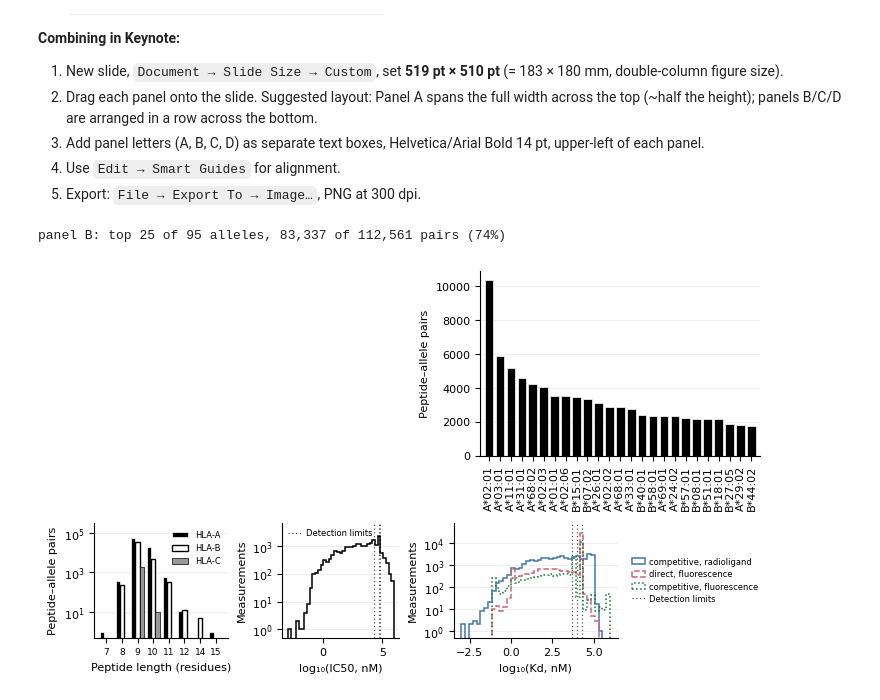
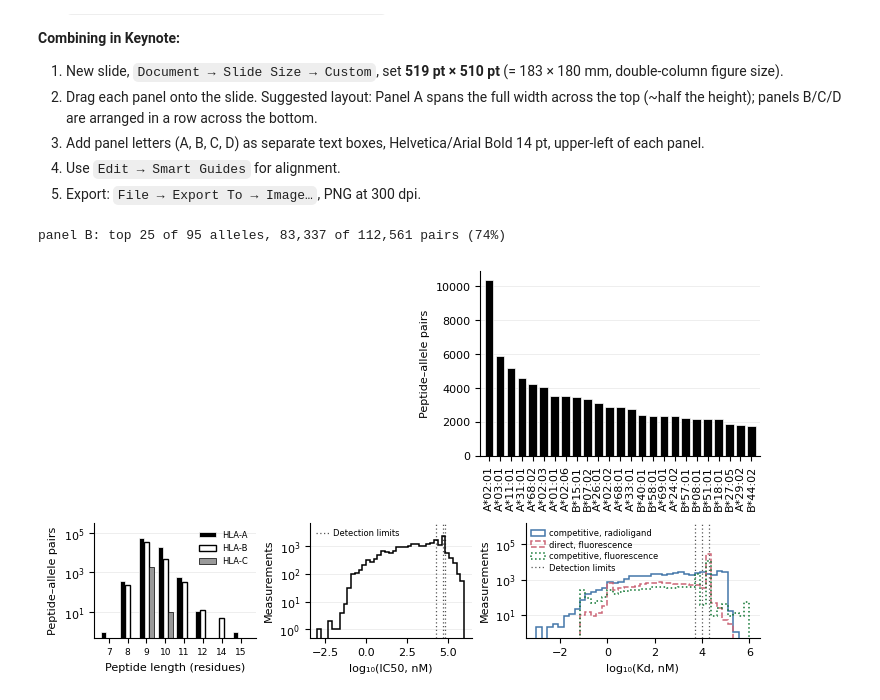
Before and after one commit to kunikohunter/PepBind3D, a Jupyter notebook: 04_figure1_panels.ipynb, the cells around one changed output. Saved outputs shown, nothing was run; the diff lists cells and outputs as text; code cells hidden in the pictures.

Commit message:
Put the Kd legend back inside its panel

```diff
--- a/04_figure1_panels.ipynb
+++ b/04_figure1_panels.ipynb
@@ -530,9 +530,10 @@ FONT_SIZE    = 8                       # uniform size for ALL text in the figure
 TOP_ROW_H    = 2.5                     # top row height (in)
 BOTTOM_ROW_H = 1.6                     # bottom row height (in)
 TOP_WIDTH_RATIOS    = [1.3, 1.0]       # [MHC, allele coverage]
-BOTTOM_WIDTH_RATIOS = [1.15, 1.0, 1.4, 0.55]  # [length, IC50, Kd, legend]
+BOTTOM_WIDTH_RATIOS = [1.0, 1.0, 1.45]  # [length, IC50, Kd]
 ALLELE_TICK_ROTATION   = 90            # vertical allele labels -> legible
-AFFINITY_YLIM_HEADROOM = 3             # extra top room on IC50/Kd (x max bar)
+AFFINITY_YLIM_HEADROOM = 3             # extra top room on IC50 (x max bar)
+KD_YLIM_HEADROOM       = 60            # Kd carries a four-row legend inside
 LIMIT_LABEL = 'Detection limits'   # was 'Assay detection limits'
 LEGEND_SIZE = FONT_SIZE - 2            # every legend in the figure
 # =======================================================
@@ -549,9 +550,7 @@ plt.rcParams.update({
 fig = plt.figure(figsize=(COL2_WIDTH, TOP_ROW_H + BOTTOM_ROW_H), constrained_layout=True)
 top, bottom = fig.subfigures(2, 1, height_ratios=[TOP_ROW_H, BOTTOM_ROW_H])
 ax_mhc, ax_allele = top.subplots(1, 2, width_ratios=TOP_WIDTH_RATIOS)
-ax_len, ax_ic50, ax_kd, ax_leg = bottom.subplots(
-    1, 4, width_ratios=BOTTOM_WIDTH_RATIOS)
-ax_leg.axis('off')   # holds the Kd legend only
+ax_len, ax_ic50, ax_kd = bottom.subplots(1, 3, width_ratios=BOTTOM_WIDTH_RATIOS)
 
 def _style(ax):
     ax.spines['top'].set_visible(False)
@@ -612,7 +611,7 @@ KD_ASSAYS = [
 ]
 
 def _affinity(ax, mtype, thresholds, xlabel, legend=False, split_assays=None,
-              legend_outside=False):
+              headroom=AFFINITY_YLIM_HEADROOM):
     sub = df_clean[df_clean['measurement_type'] == mtype]
     bins = np.linspace(-3, 6, 40)
     peak = 0
@@ -628,38 +627,36 @@ def _affinity(ax, mtype, thresholds, xlabel, legend=False, split_assays=None,
             peak = max(peak, n_counts.max())
     else:
         raw = sub['measurement_value'].dropna()
         v = np.log10(raw[(raw > 0.001) & (raw < 1e7)])
         n_counts, _, _ = ax.hist(v, bins=bins, histtype='step', linewidth=1.1,
                                  color='black', zorder=2)
         peak = n_counts.max()
     ax.set_yscale('log')
-    ax.set_ylim(0.5, peak * AFFINITY_YLIM_HEADROOM)
+    ax.set_ylim(0.5, peak * headroom)
     for t in thresholds:
         ax.axvline(np.log10(t), color='#555555', linestyle=(0, (1, 2)),
                    linewidth=0.9, zorder=1)
     ax.set_ylabel('Measurements'); ax.set_xlabel(xlabel)
     _style(ax)
     handles = []
     if split_assays:
         handles = ax.get_legend_handles_labels()[0]
     if legend:
         handles = handles + [mlines.Line2D([], [], color='#555555',
                                            linestyle=(0, (1, 2)),
                                            linewidth=0.9, label=LIMIT_LABEL)]
     if handles:
-        target = legend_outside if legend_outside is not False else ax
-        loc = 'upper left' if target is ax else 'center left'
-        target.legend(handles=handles, frameon=False, handlelength=1.6,
-                      handletextpad=0.5, fontsize=LEGEND_SIZE,
-                      labelspacing=0.4, borderpad=0.2, loc=loc)
+        ax.legend(handles=handles, frameon=False, handlelength=1.6,
+                  handletextpad=0.5, fontsize=LEGEND_SIZE, labelspacing=0.3,
+                  borderpad=0.2, loc='upper left')
 
 _affinity(ax_ic50, 'IC50', (20000, 50000, 70000), 'log\u2081\u2080(IC50, nM)', legend=True)
 _affinity(ax_kd,   'Kd',   (5000, 10000, 20000),  'log\u2081\u2080(Kd, nM)',
-          legend=True, split_assays=KD_ASSAYS, legend_outside=ax_leg)
+          legend=True, split_assays=KD_ASSAYS, headroom=KD_YLIM_HEADROOM)
 
 fig.savefig(FIG_DIR / 'figure1_combined.png', dpi=600)
 fig.savefig(FIG_DIR / 'figure1_combined.pdf')
 plt.show()
 # %% [output]
 panel B: top 25 of 95 alleles, 83,337 of 112,561 pairs (74%)
-[figure, old version]
+[figure, new version]
```
